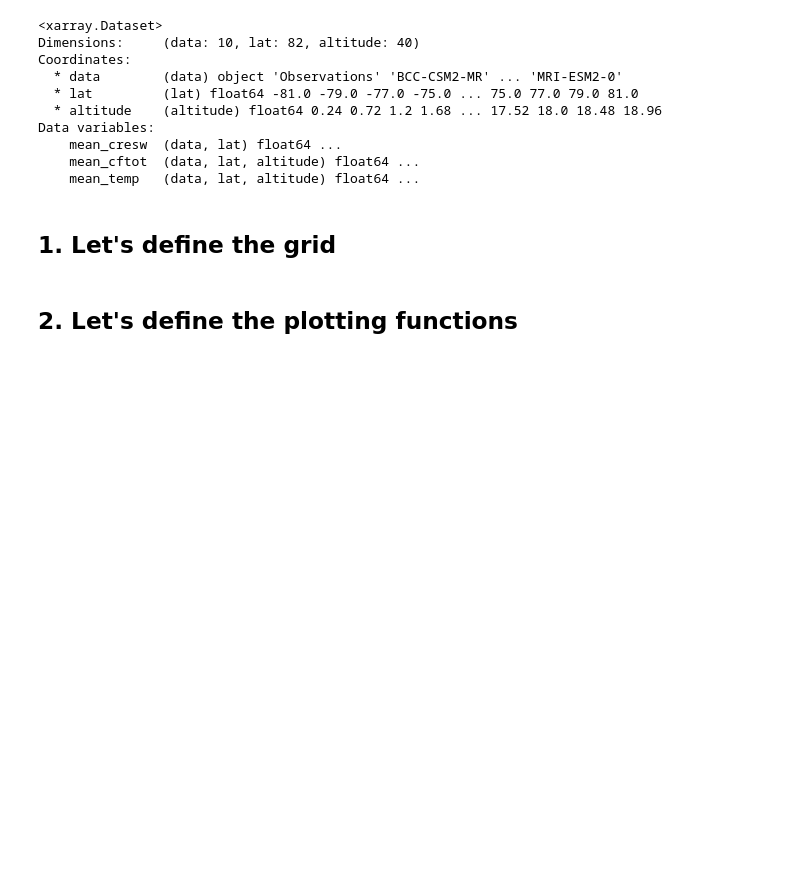
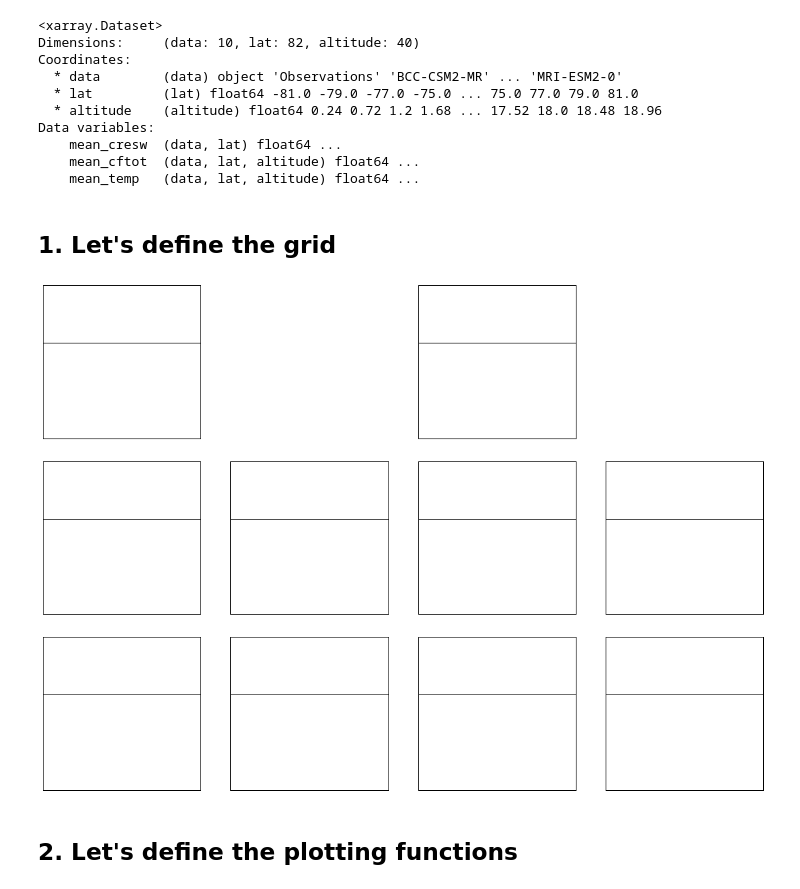
Before and after one commit to theodorekhadir/Tutopy, a Jupyter notebook: matplotlib/matpltolib_tutorial.ipynb, the cells around one changed output. Cells and saved outputs as stored; diff of their text form; code cells hidden in the pictures; blank space fills up the shorter version.

```diff
--- a/matplotlib/matpltolib_tutorial.ipynb
+++ b/matplotlib/matpltolib_tutorial.ipynb
@@ -434,6 +447,43 @@ Data variables:
     mean_temp   (data, lat, altitude) float64 ...
 # %% [markdown]
 ## 1. Let's define the grid
+# %%
+fig = plt.figure(num=None, figsize=(15.5, 11.35))
+
+# define the 3 rows of subplots
+gs_top = gridspec.GridSpec(ncols=4, nrows=8, hspace = 0.0, wspace = 0.19,
+                           top = 0.98, bottom = 0.71, left = 0.05, right = 0.98)
+gs_center = gridspec.GridSpec(ncols=4, nrows=8, hspace = 0.0, wspace = 0.19,
+                           top = 0.67, bottom = 0.40, left = 0.05, right = 0.98)
+gs_bottom = gridspec.GridSpec(ncols=4, nrows=8, hspace = 0.0, wspace = 0.19,
+                           top = 0.36, bottom = 0.090, left = 0.05, right = 0.98)
+
+list_gs = [gs_top, gs_center, gs_bottom]
+
+fig.add_subplot(gs_top[0:3,0])
+
+def plot_mod(col, row, list_gs):
+    '''
+    Takes the subplot column and row number and make a plot for the SW CRE on the top and the CF bias on the bottom
+    '''
+    gs = list_gs[row]
+    ax_sw = fig.add_subplot(gs[0:3,col])
+    ax_cf = fig.add_subplot(gs[3:8,col])
+    hide_ticks(ax_sw)
+    hide_ticks(ax_cf)
+    return ax_sw, ax_cf
+
+list_axes = []
+for count in range(4*3):
+    row = count // 4
+    col = count % 4
+    if count in [1, 3]:
+        list_axes.append(['', ''])
+    else:
+        ax_sw, ax_cf = plot_mod(col, row, list_gs)
+        list_axes.append([ax_sw, ax_cf])
+# %% [output]
+[figure, added]
 # %% [markdown]
 ## 2. Let's define the plotting functions
 # %% [markdown]
```
Also changed, not shown: parts of 4 cells of this notebook.
